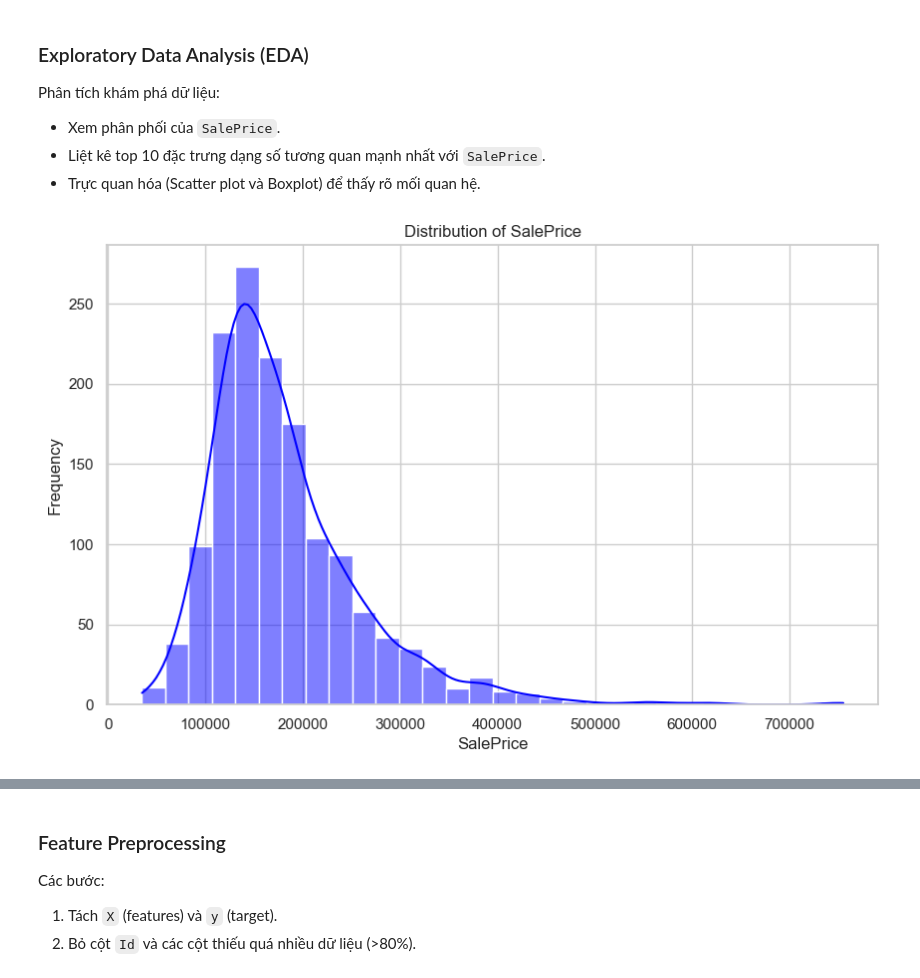
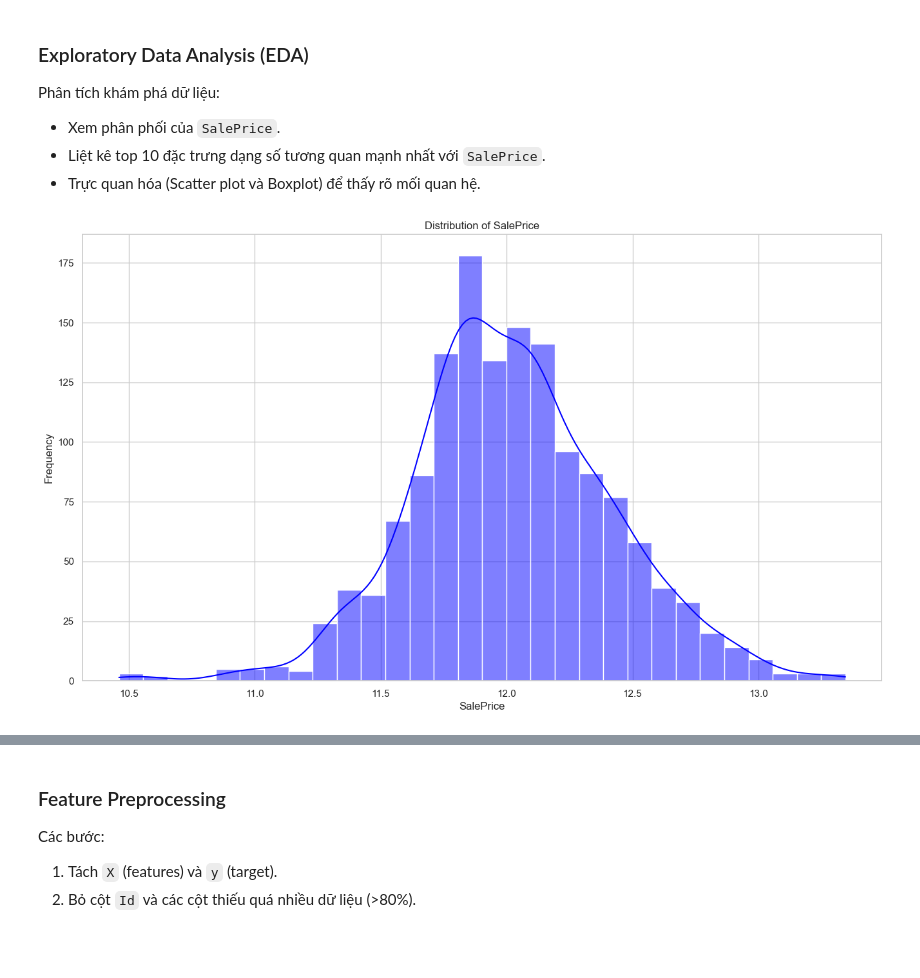
Before and after one commit to Tuvienn/linear-learning-house-price, a Jupyter notebook: evaluation/linear_regression.ipynb, the cells around one changed output, grey strips where cells are left out. Drawn from its saved outputs; the diff is of its cells as text; code cells hidden in the pictures; blank space fills up the shorter version.

```diff
--- a/evaluation/linear_regression.ipynb
+++ b/evaluation/linear_regression.ipynb
@@ -87,5 +91,12 @@ sns.set_theme(style="whitegrid")
 Đọc dữ liệu từ file `train.csv`. Vì mục tiêu là học và tự validate, chúng ta sẽ chỉ dùng tập `train.csv` và sau đó tự chia tập train/test.
 # %%
 df = pd.read_csv('../data/train.csv')
-print(f"Dataset shape: {df.shape}")
+
+# Xử lý Outlier: Loại bỏ những điểm bất thường (nhà quá to nhưng giá quá rẻ)
+df = df.drop(df[(df['GrLivArea']>4000) & (df['SalePrice']<300000)].index)
+df = df.reset_index(drop=True)
+
+# Log transform SalePrice
+df['SalePrice'] = np.log1p(df['SalePrice'])
+print(f"Shape sau khi loại bỏ outlier: {df.shape}")
 # %% [output]
@@ -273,14 +284,14 @@ Phân tích khám phá dữ liệu:
 - Trực quan hóa (Scatter plot và Boxplot) để thấy rõ mối quan hệ.
 # %%
 # Distribution of SalePrice
-plt.figure(figsize=(10, 6))
+plt.figure(figsize=(16, 9))
 sns.histplot(df['SalePrice'], kde=True, color='blue', bins=30)
 plt.title('Distribution of SalePrice')
 plt.xlabel('SalePrice')
 plt.ylabel('Frequency')
 plt.show()
 # %% [output]
-[figure, old version]
+[figure, new version]
 # %%
 numeric_cols = df.select_dtypes(include=[np.number])
 corr_matrix = numeric_cols.corr()
```
Also changed, not shown: parts of 17 cells of this notebook, 4 other files.
